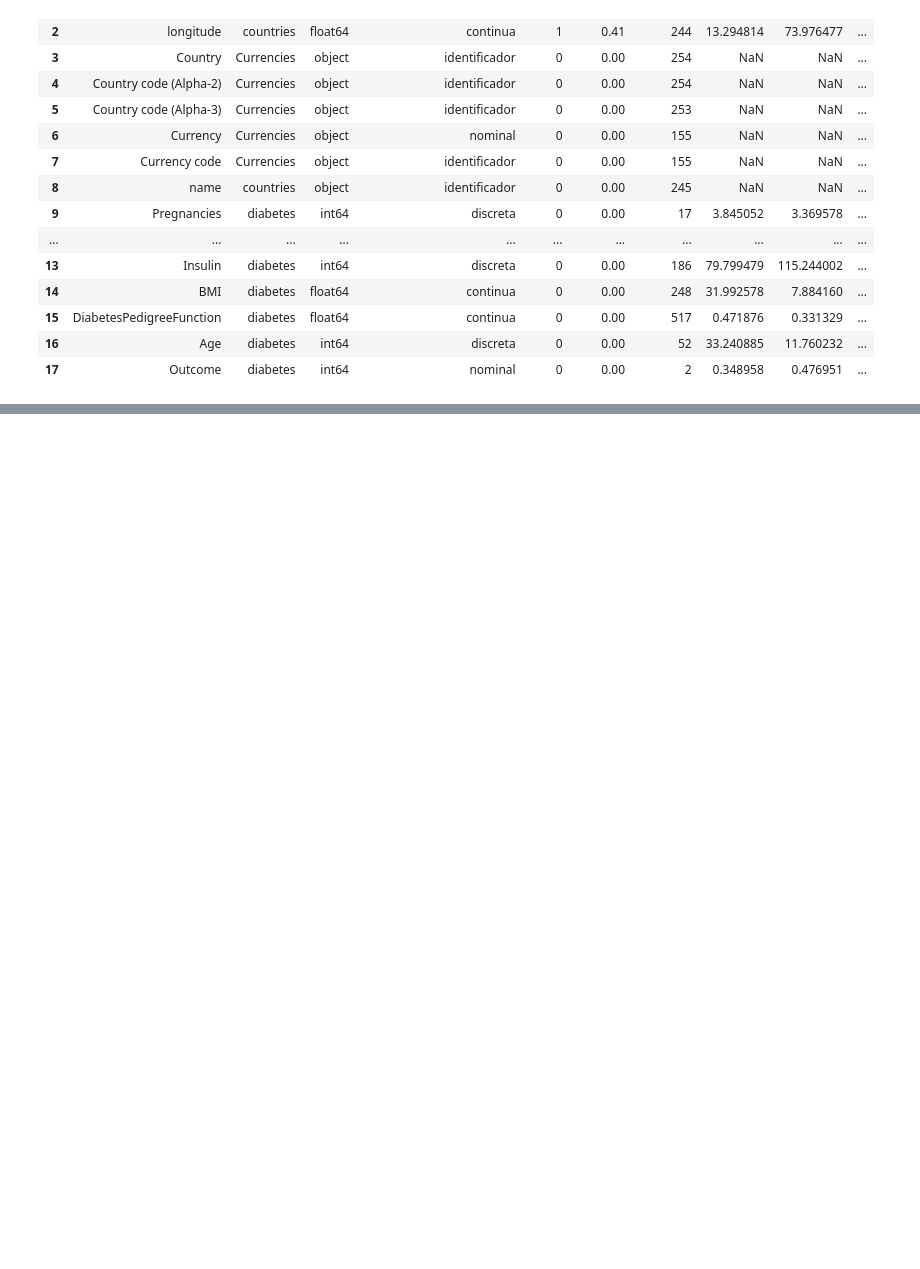
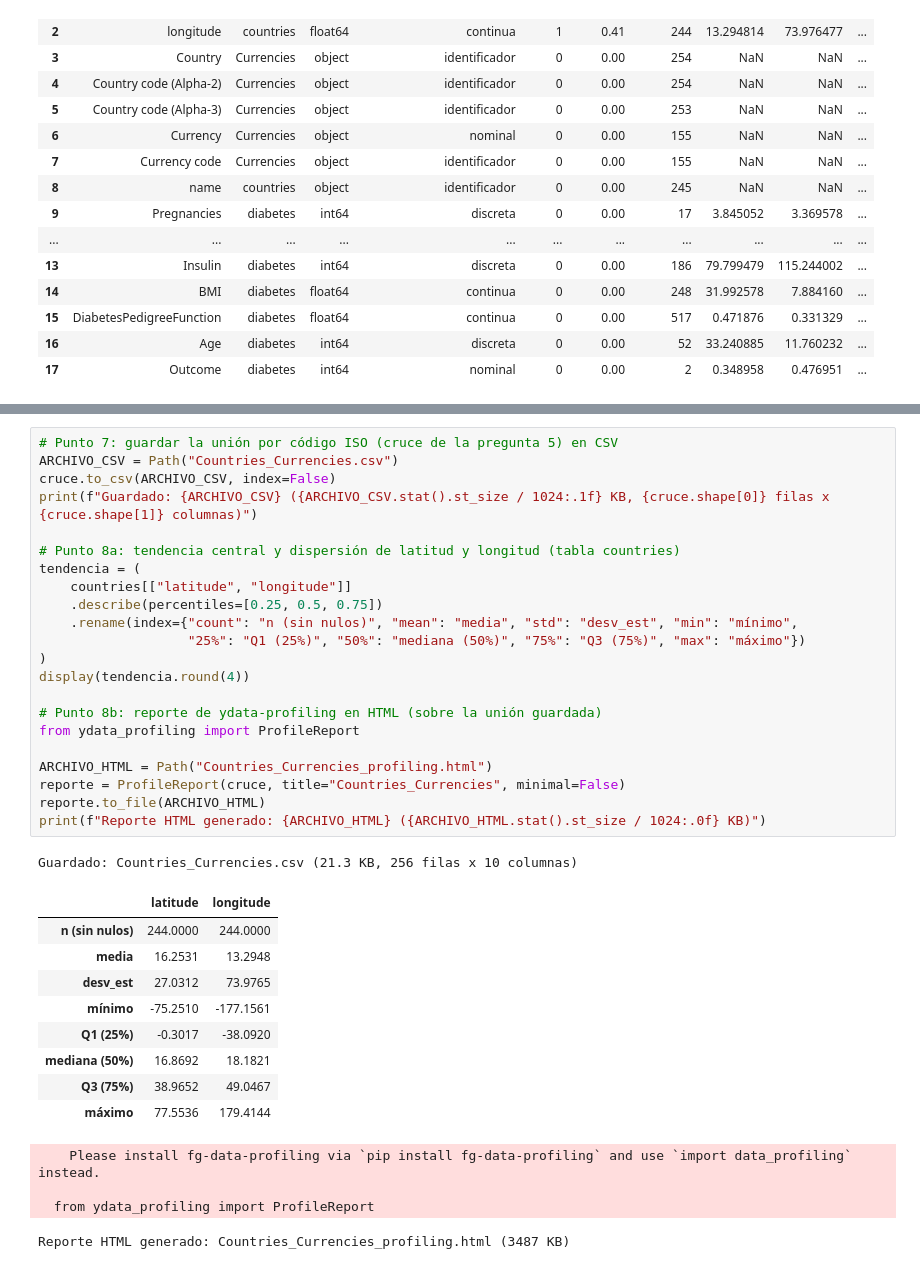
Before and after one commit to juancguerrerom13/Taller1-Gestion-de-Datos, a Jupyter notebook: work/taller1.ipynb, the cells around one changed output, grey strips where cells are left out. Drawn from its saved outputs; the diff is of its cells as text; blank space fills up the shorter version.

```diff
--- a/work/taller1.ipynb
+++ b/work/taller1.ipynb
@@ -154,0 +314,37 @@ perfiles
+# %%
+# Punto 7: guardar la unión por código ISO (cruce de la pregunta 5) en CSV
+ARCHIVO_CSV = Path("Countries_Currencies.csv")
+cruce.to_csv(ARCHIVO_CSV, index=False)
+print(f"Guardado: {ARCHIVO_CSV} ({ARCHIVO_CSV.stat().st_size / 1024:.1f} KB, {cruce.shape[0]} filas x {cruce.shape[1]} columnas)")
+
+# Punto 8a: tendencia central y dispersión de latitud y longitud (tabla countries)
+tendencia = (
+    countries[["latitude", "longitude"]]
+    .describe(percentiles=[0.25, 0.5, 0.75])
+    .rename(index={"count": "n (sin nulos)", "mean": "media", "std": "desv_est", "min": "mínimo",
+                   "25%": "Q1 (25%)", "50%": "mediana (50%)", "75%": "Q3 (75%)", "max": "máximo"})
+)
+display(tendencia.round(4))
+
+# Punto 8b: reporte de ydata-profiling en HTML (sobre la unión guardada)
+from ydata_profiling import ProfileReport
+
+ARCHIVO_HTML = Path("Countries_Currencies_profiling.html")
+reporte = ProfileReport(cruce, title="Countries_Currencies", minimal=False)
+reporte.to_file(ARCHIVO_HTML)
+print(f"Reporte HTML generado: {ARCHIVO_HTML} ({ARCHIVO_HTML.stat().st_size / 1024:.0f} KB)")
+# %% [output]
+Guardado: Countries_Currencies.csv (21.3 KB, 256 filas x 10 columnas)
+|  | latitude | longitude |
+| n (sin nulos) | 244.0000 | 244.0000 |
+| media | 16.2531 | 13.2948 |
+| desv_est | 27.0312 | 73.9765 |
+| mínimo | -75.2510 | -177.1561 |
+| Q1 (25%) | -0.3017 | -38.0920 |
+| mediana (50%) | 16.8692 | 18.1821 |
+| Q3 (75%) | 38.9652 | 49.0467 |
+| máximo | 77.5536 | 179.4144 |
+    Please install fg-data-profiling via `pip install fg-data-profiling` and use `import data_profiling` instead.
+
+  from ydata_profiling import ProfileReport
+Reporte HTML generado: Countries_Currencies_profiling.html (3487 KB)
```
Also changed, not shown: parts of 8 cells of this notebook, 3 other files.
